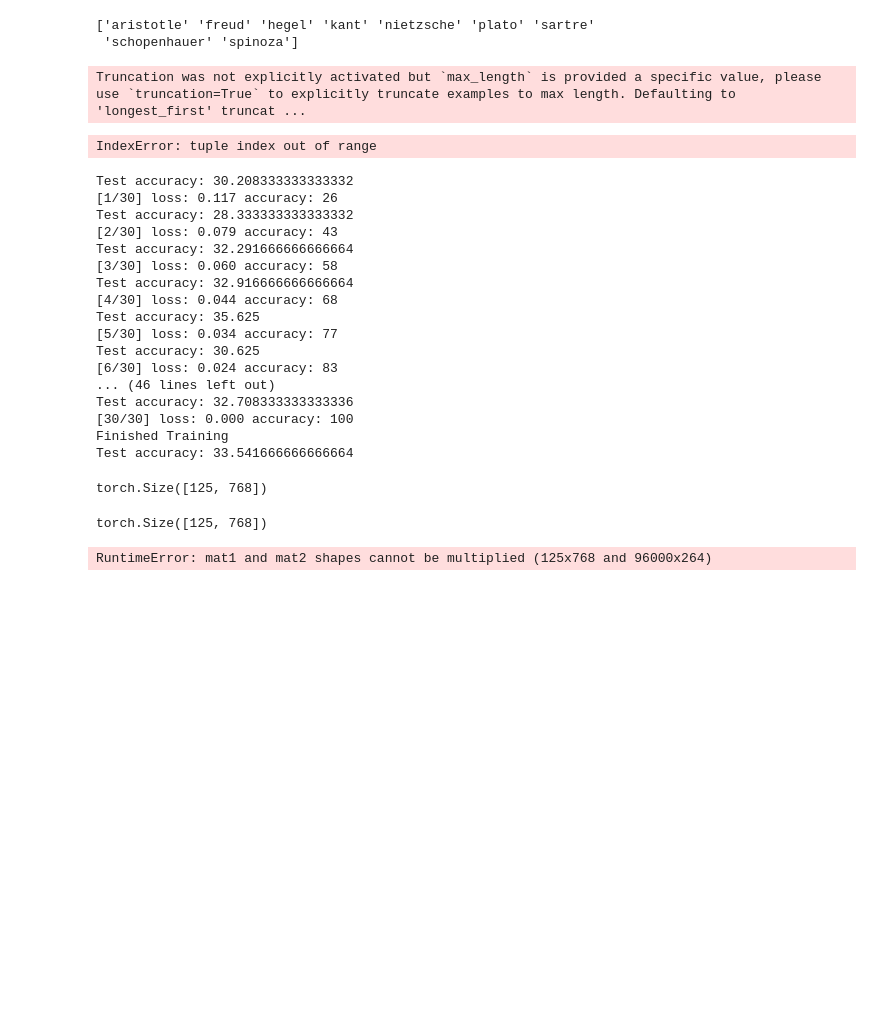
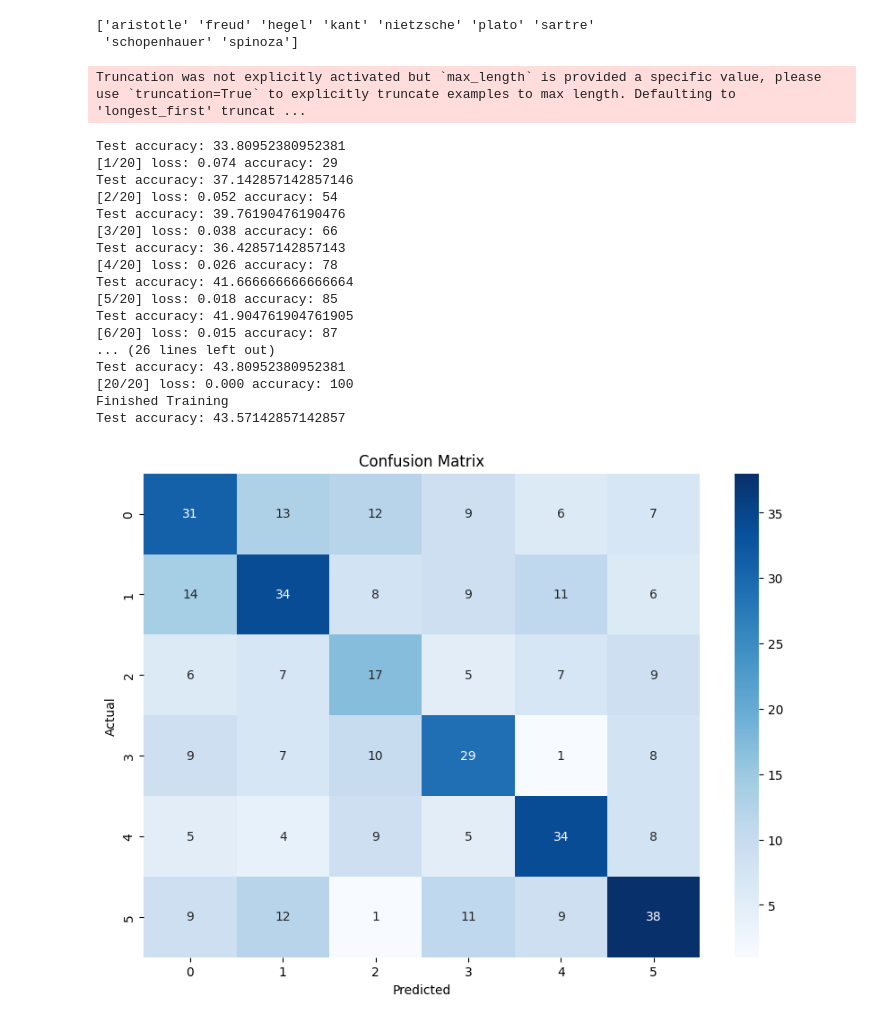
Before and after one commit to Kkwarc/NLP, a Jupyter notebook: newRNNnCNN.ipynb, the cells around one changed output. Saved outputs shown, nothing was run; the diff lists cells and outputs as text; code cells hidden in the pictures; blank space fills up the shorter version.

Commit message:
confusion matrix

```diff
--- a/newRNNnCNN.ipynb
+++ b/newRNNnCNN.ipynb
@@ -42,7 +46,7 @@ model = robert_model
 # tokenizer = electra_tokenizer
 # model = electra_model
 # %%
-X_train, X_test, y_train, y_test = split_data("data_set.csv", "author", "quote", test_size=0.2, separator="@", mapping=MAPPING, labels_to_delete=[])
+X_train, X_test, y_train, y_test = split_data("data_set.csv", "author", "quote", test_size=0.2, separator="@", mapping=MAPPING, labels_to_delete=["hegel", "plato", "spinoza"])
 # %% [output]
 ['aristotle' 'freud' 'hegel' 'kant' 'nietzsche' 'plato' 'sartre'
  'schopenhauer' 'spinoza']
@@ -51,14 +55,15 @@ train_dataloader, shape = get_data_tokenizer_MLP(batch=20, words=X_train, labels
 test_dataloader, shape = get_data_tokenizer_MLP(batch=20, words=X_test, labels=y_test, device=device, tokenizer=tokenizer, model=model)
 # %% [output]
 Truncation was not explicitly activated but `max_length` is provided a specific value, please use `truncation=True` to explicitly truncate examples to max length. Defaulting to 'longest_first' truncat ...
-IndexError: tuple index out of range
 # %%
-network = MLP(shape*125, 264, 128, 9).to(device)
+network = MLP(shape*125, 125*2, 125, 9).to(device)
 criterion = nn.CrossEntropyLoss()
 optimizer = optim.Adam(network.parameters())
 # %%
-max_epoch = 30
+max_epoch = 20
 network.train()
+best_network = network
+best_accuracy = 0
 for epoch in range(max_epoch):
 
     running_loss = 0.0
@@ -94,66 +99,64 @@ for epoch in range(max_epoch):
         val_outputs = network(val_inputs)
 
         val_total += val_labels.size(0)
         _, val_predicted = torch.max(val_outputs.data, 1)
         val_correct += (val_predicted == val_labels).sum().item()
+    if 100 * val_correct / val_total > best_accuracy:
+        best_network = copy.deepcopy(network)
     print(f"Test accuracy: {100 * val_correct / val_total}")
 
 
     print('[%d/%d] loss: %.3f accuracy: %d' %
           (epoch+1, max_epoch, running_loss / 2000, 100 * correct / total))
     running_loss = 0.0
 
 print('Finished Training')
 
 correct = 0
 total = 0
+all_labels = []
+all_predictions = []
 for i, data in enumerate(test_dataloader, 0):
     inputs, labels = data
     inputs, labels = inputs.to(device), labels.to(device)
 
     inputs = torch.flatten(inputs.double(), 1)
-    outputs = network(inputs)
+    outputs = best_network(inputs)
 
 
     total += labels.size(0)
     _, predicted = torch.max(outputs.data, 1)
     correct += (predicted == labels).sum().item()
 
+    all_labels.extend(labels.cpu().numpy())
+    all_predictions.extend(predicted.cpu().numpy())
+
 print(f"Test accuracy: {100 * correct / total}")
+
+cm = confusion_matrix(all_labels, all_predictions)
+
+plt.figure(figsize=(10,7))
+sns.heatmap(cm, annot=True, fmt='d', cmap='Blues')
+plt.xlabel('Predicted')
+plt.ylabel('Actual')
+plt.title('Confusion Matrix')
+plt.show()
 # %% [output]
-Test accuracy: 30.208333333333332
-[1/30] loss: 0.117 accuracy: 26
-Test accuracy: 28.333333333333332
-[2/30] loss: 0.079 accuracy: 43
-Test accuracy: 32.291666666666664
-[3/30] loss: 0.060 accuracy: 58
-Test accuracy: 32.916666666666664
-[4/30] loss: 0.044 accuracy: 68
-Test accuracy: 35.625
-[5/30] loss: 0.034 accuracy: 77
-Test accuracy: 30.625
-[6/30] loss: 0.024 accuracy: 83
-... (46 lines left out)
-Test accuracy: 32.708333333333336
-[30/30] loss: 0.000 accuracy: 100
+Test accuracy: 33.80952380952381
+[1/20] loss: 0.074 accuracy: 29
+Test accuracy: 37.142857142857146
+[2/20] loss: 0.052 accuracy: 54
+Test accuracy: 39.76190476190476
+[3/20] loss: 0.038 accuracy: 66
+Test accuracy: 36.42857142857143
+[4/20] loss: 0.026 accuracy: 78
+Test accuracy: 41.666666666666664
+[5/20] loss: 0.018 accuracy: 85
+Test accuracy: 41.904761904761905
+[6/20] loss: 0.015 accuracy: 87
+... (26 lines left out)
+Test accuracy: 43.80952380952381
+[20/20] loss: 0.000 accuracy: 100
 Finished Training
-Test accuracy: 33.541666666666664
+Test accuracy: 43.57142857142857
+[figure, added]
-# %%
-max_len_of_sentence = 125
-
-encoded_input = tokenizer("hasgjhkk, asdgaks, asd", return_tensors='pt', add_special_tokens=False, pad_to_max_length=True,
-                                max_length=max_len_of_sentence)
-encoded_input = encoded_input.to(device)
-with torch.no_grad():
-    output = model(**encoded_input)
-text_embedding = output.last_hidden_state[0]
-print(text_embedding.shape)
-# %% [output]
-torch.Size([125, 768])
-# %%
-text_embedding = torch.flatten(text_embedding.double(), 1)
-print(text_embedding.shape)
-outputs = network(text_embedding)
-# %% [output]
-torch.Size([125, 768])
-RuntimeError: mat1 and mat2 shapes cannot be multiplied (125x768 and 96000x264)
```
Also changed, not shown: parts of 1 cell of this notebook.
